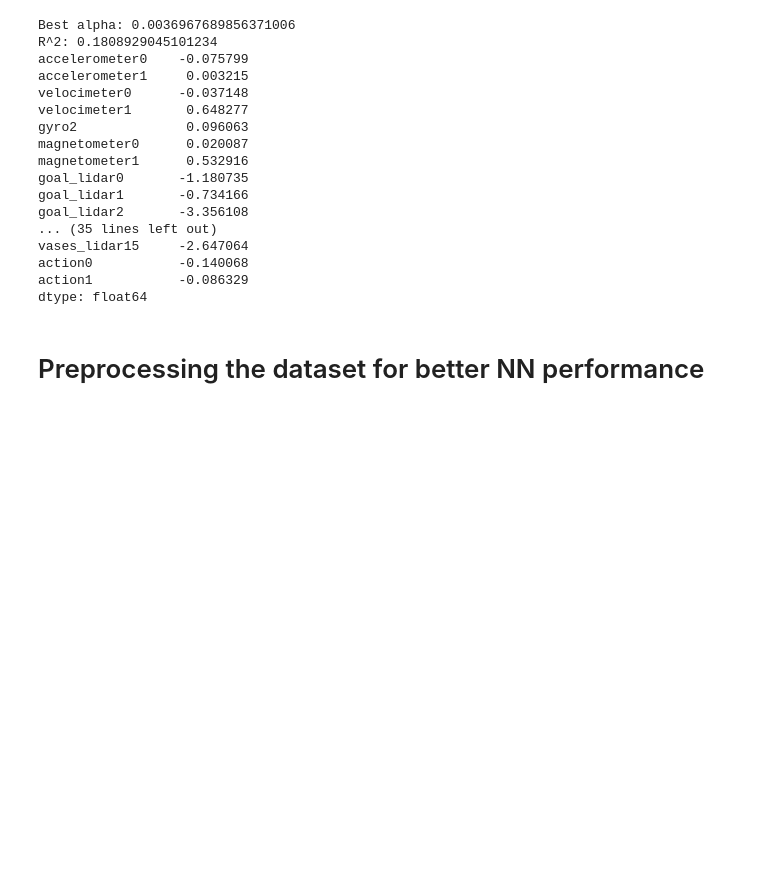
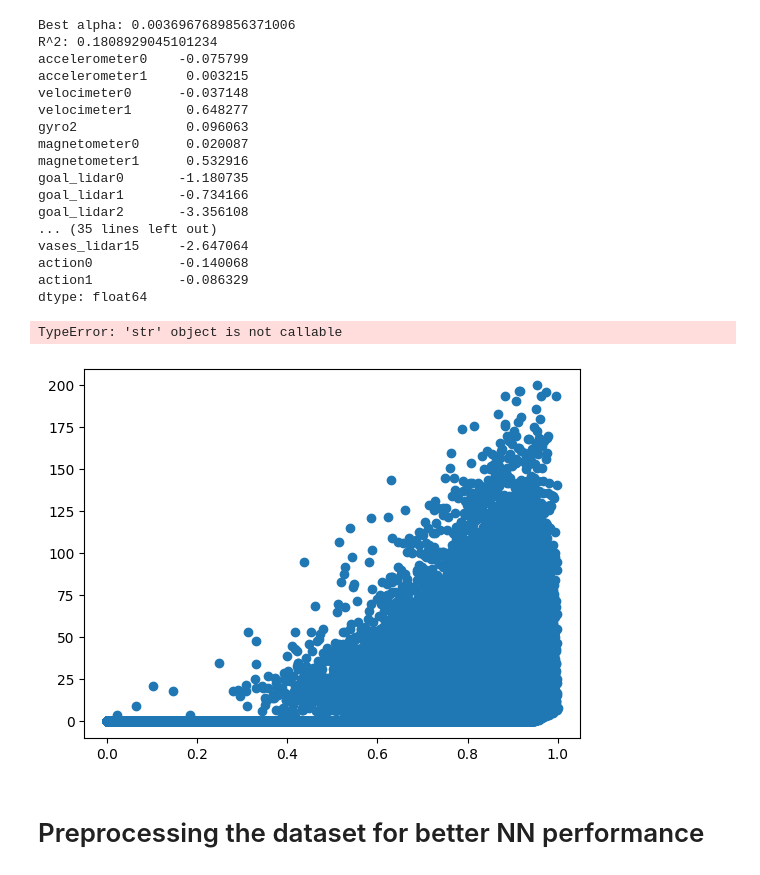
Before and after one commit to Shirkanzilla/predictive-control-switch, a Jupyter notebook: Safety-Gymnasium/create_dataset.ipynb, the cells around one changed output. Saved outputs shown, nothing was run; the diff lists cells and outputs as text; code cells hidden in the pictures; blank space fills up the shorter version.

Commit message:
Created figures showing the relationship of lidar values to the expected cost

```diff
--- a/Safety-Gymnasium/create_dataset.ipynb
+++ b/Safety-Gymnasium/create_dataset.ipynb
@@ -481,6 +480,21 @@ vases_lidar15     -2.647064
 action0           -0.140068
 action1           -0.086329
 dtype: float64
+# %%
+import numpy as np
+import matplotlib.pyplot as plt
+
+def max_value_plot(features, labels, x_name='features', y_name='exp_cost'):
+    plt.scatter(np.max(features, axis=1), labels)
+    #plt.xlabel(f"Maximum value of {x_name}")
+    plt.ylabel(str(y_name))
+    plt.show()
+
+hazard_cols = [f"hazards_lidar{i}" for i in range(16)]
+max_value_plot(df[hazard_cols], df["exp_cost"], x_name="hazard lidars")
+# %% [output]
+TypeError: 'str' object is not callable
+[figure, added]
 # %% [markdown]
 # Preprocessing the dataset for better NN performance
 # %%
```
Also changed, not shown: parts of 2 cells of this notebook.
